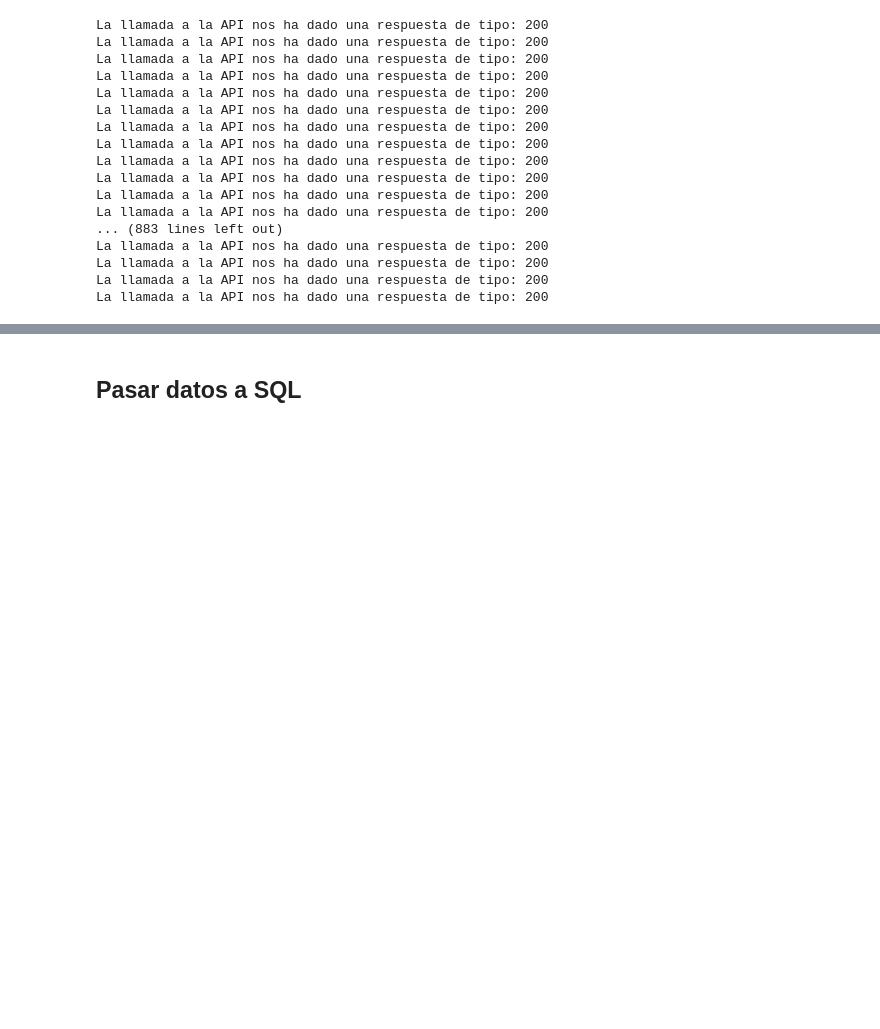
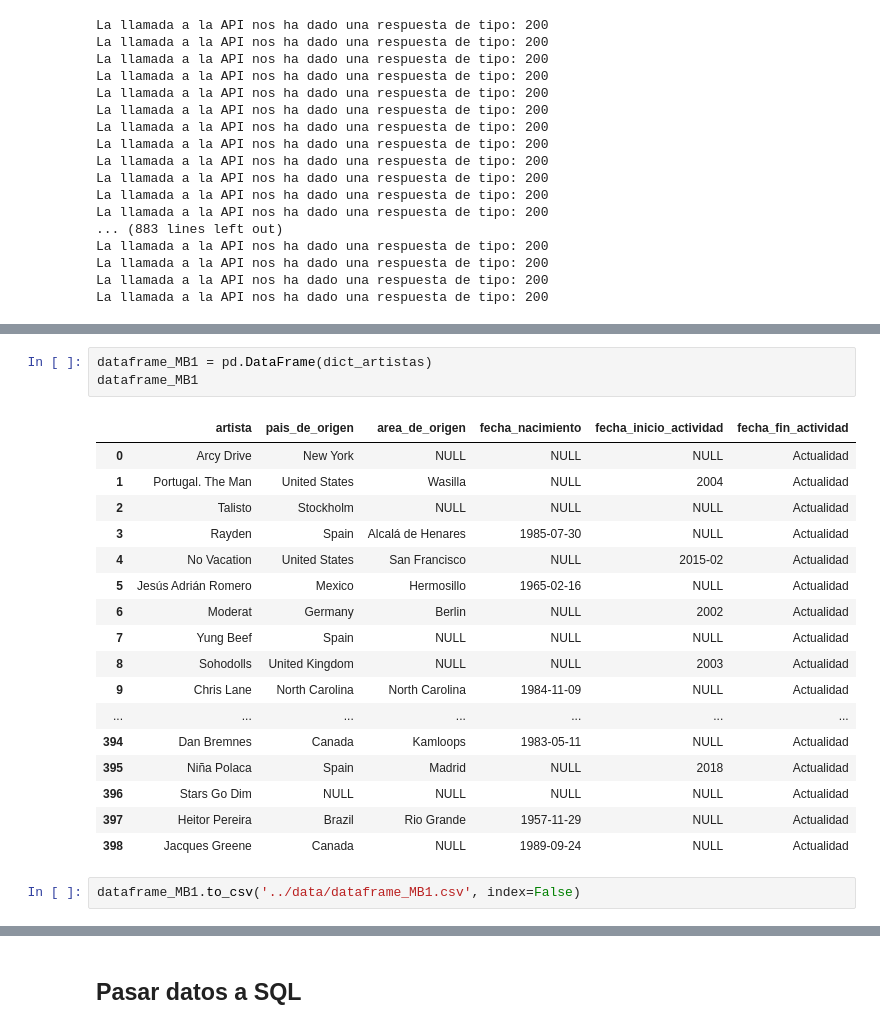
Before and after one commit to mpenacasares/equipo-2-musicStream-data-promoK, a Jupyter notebook: notebooks/updated_extraccion_musicBrainz.ipynb, the cells around one changed output, grey strips where cells are left out. Drawn from its saved outputs; the diff is of its cells as text; blank space fills up the shorter version.

```diff
--- a/notebooks/updated_extraccion_musicBrainz.ipynb
+++ b/notebooks/updated_extraccion_musicBrainz.ipynb
@@ -295,2 +313,25 @@ fecha_fin_actividad: 864
+# %%
+dataframe_MB1 = pd.DataFrame(dict_artistas)
+dataframe_MB1
+# %% [output]
+|  | artista | pais_de_origen | area_de_origen | fecha_nacimiento | fecha_inicio_actividad | fecha_fin_actividad |
+| 0 | Arcy Drive | New York | NULL | NULL | NULL | Actualidad |
+| 1 | Portugal. The Man | United States | Wasilla | NULL | 2004 | Actualidad |
+| 2 | Talisto | Stockholm | NULL | NULL | NULL | Actualidad |
+| 3 | Rayden | Spain | Alcalá de Henares | 1985-07-30 | NULL | Actualidad |
+| 4 | No Vacation | United States | San Francisco | NULL | 2015-02 | Actualidad |
+| 5 | Jesús Adrián Romero | Mexico | Hermosillo | 1965-02-16 | NULL | Actualidad |
+| 6 | Moderat | Germany | Berlin | NULL | 2002 | Actualidad |
+| 7 | Yung Beef | Spain | NULL | NULL | NULL | Actualidad |
+| 8 | Sohodolls | United Kingdom | NULL | NULL | 2003 | Actualidad |
+| 9 | Chris Lane | North Carolina | North Carolina | 1984-11-09 | NULL | Actualidad |
+| ... | ... | ... | ... | ... | ... | ... |
+| 394 | Dan Bremnes | Canada | Kamloops | 1983-05-11 | NULL | Actualidad |
+| 395 | Niña Polaca | Spain | Madrid | NULL | 2018 | Actualidad |
+| 396 | Stars Go Dim | NULL | NULL | NULL | NULL | Actualidad |
+| 397 | Heitor Pereira | Brazil | Rio Grande | 1957-11-29 | NULL | Actualidad |
+| 398 | Jacques Greene | Canada | NULL | 1989-09-24 | NULL | Actualidad |
+# %%
+dataframe_MB1.to_csv('../data/dataframe_MB1.csv', index=False)
 # %%
 dict_artistas
```
Also changed, not shown: parts of 4 cells of this notebook, 2 other files.
